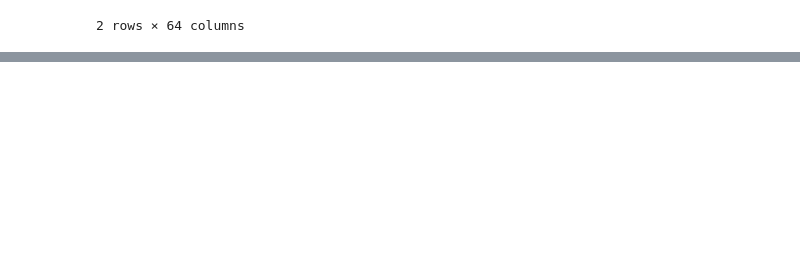
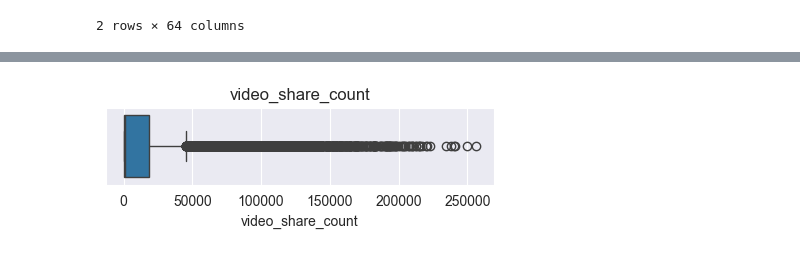
Before and after one commit to yildizramazan/tiktok-claims-classification, a Jupyter notebook: files/home/jovyan/work/EDA-and-data-visualization.ipynb, the cells around one changed output, grey strips where cells are left out. Cells and saved outputs as stored; diff of their text form; code cells hidden in the pictures; blank space fills up the shorter version.

```diff
--- a/files/home/jovyan/work/EDA-and-data-visualization.ipynb
+++ b/files/home/jovyan/work/EDA-and-data-visualization.ipynb
@@ -133,0 +149,6 @@ plt.show()
+# %%
+plt.figure(figsize=(5,1))
+plt.title('video_share_count')
+sns.boxplot(x=data['video_share_count']);
+# %% [output]
+[figure, added]
```
Also changed, not shown: parts of 20 cells of this notebook.
